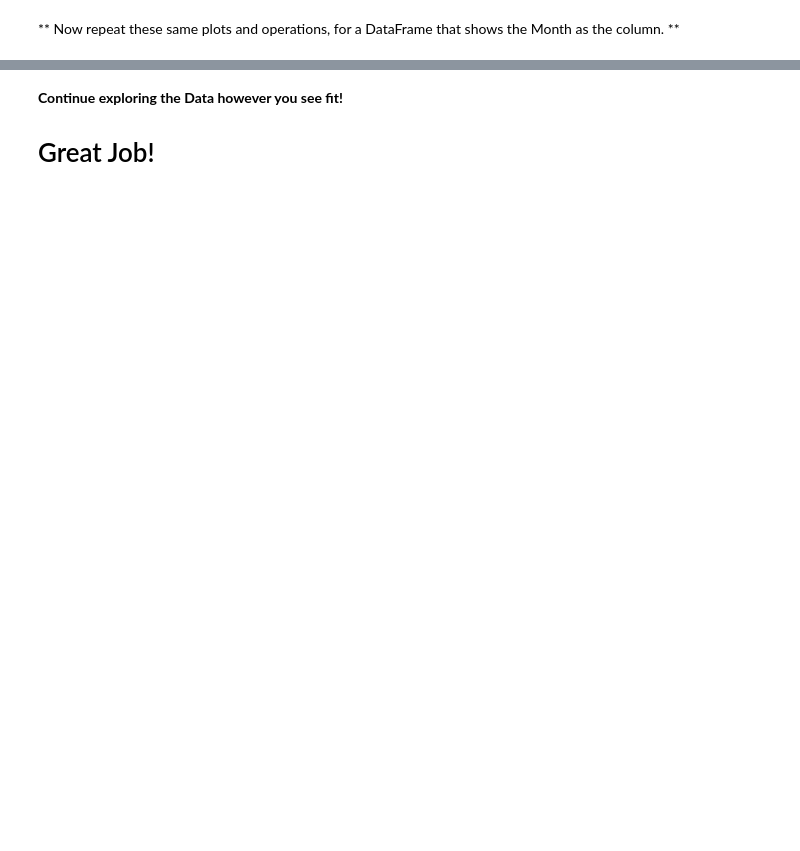
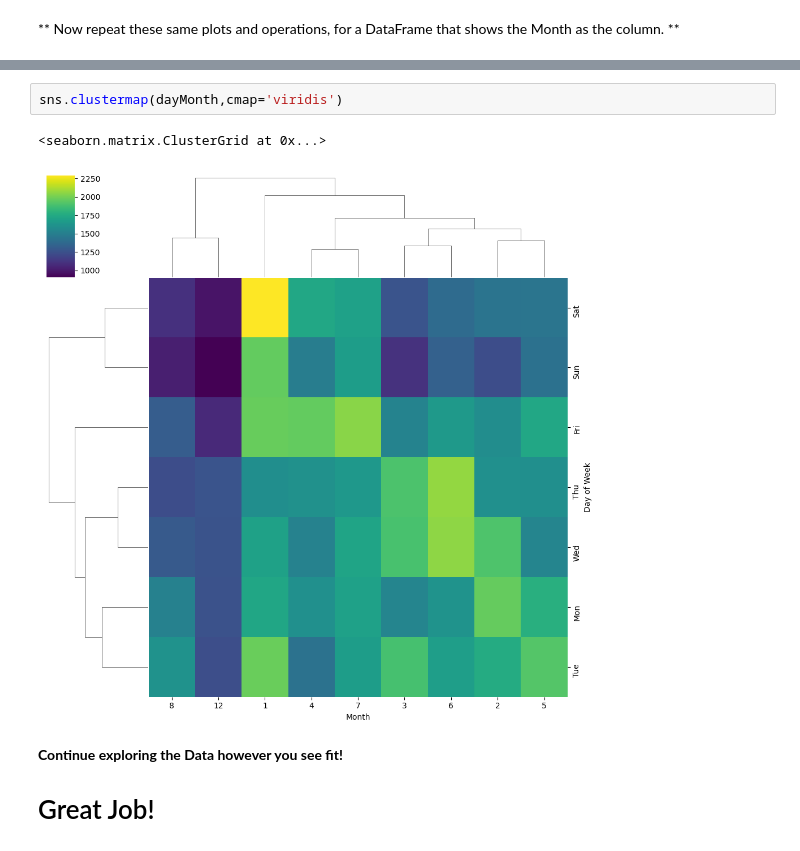
Before and after one commit to Basi10/911_calls_analysis, a Jupyter notebook: 01-911 Calls Data Capstone Project.ipynb, the cells around one changed output, grey strips where cells are left out. Drawn from its saved outputs; the diff is of its cells as text; blank space fills up the shorter version.

```diff
--- a/01-911 Calls Data Capstone Project.ipynb
+++ b/01-911 Calls Data Capstone Project.ipynb
@@ -319,3 +305,8 @@ ____
+# %%
+sns.clustermap(dayMonth,cmap='viridis')
+# %% [output]
+<seaborn.matrix.ClusterGrid at 0x...>
+[figure, added]
 # %% [markdown]
 **Continue exploring the Data however you see fit!**
 # Great Job!
```
Also changed, not shown: parts of 11 cells of this notebook.
